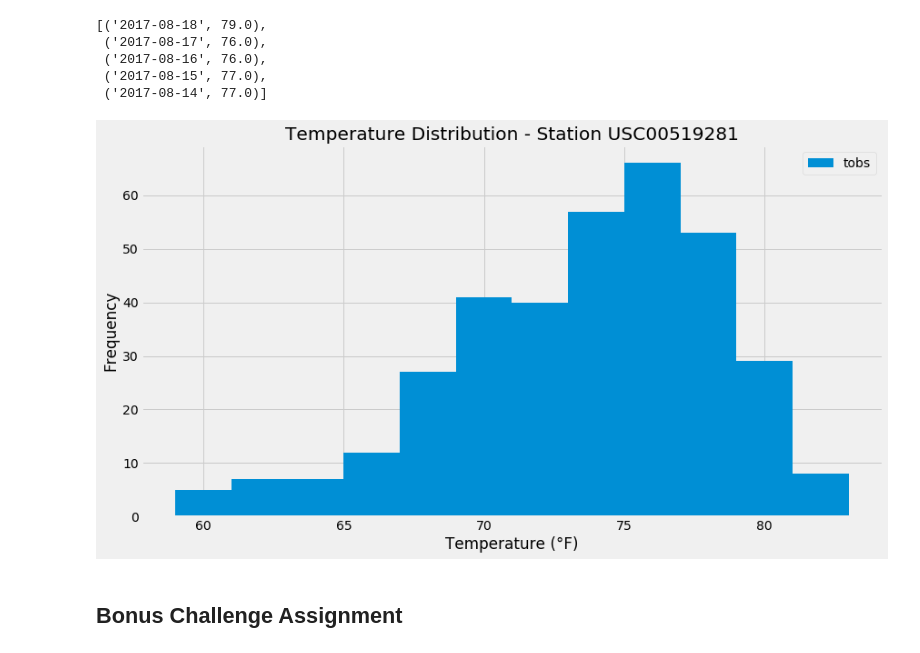
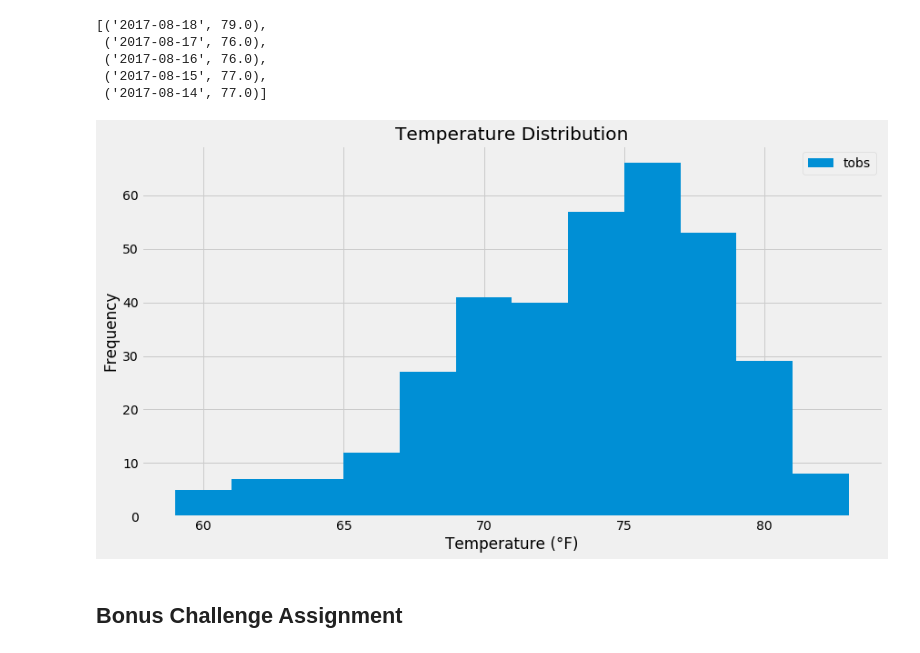
Before and after one commit to loganbonsignore/sqlalchemy-api, a Jupyter notebook: climate_starter.ipynb, the cells around one changed output. Drawn from its saved outputs; the diff is of its cells as text; code cells hidden in the pictures.

```diff
--- a/climate_starter.ipynb
+++ b/climate_starter.ipynb
@@ -169,15 +169,15 @@ obsv_station_temp[:5]
 # %%
 # Plotting
 tobs_df = pd.DataFrame(obsv_station_temp, columns=["date","tobs"]).sort_values("date",ascending=True)
 plt.figure(figsize=(13,7))
 plt.ylabel(f"Frequency")
 plt.xlabel("Temperature (°F)")
-plt.title(f"Temperature Distribution - Station {observation_station[1]}")
+plt.title(f"Temperature Distribution")
 plt.hist(tobs_df.tobs,bins=12,width=2,label="tobs")
 plt.legend()
 plt.show()
 # %% [output]
-[figure, old version]
+[figure, new version]
 # %% [markdown]
 ## Bonus Challenge Assignment
 # %%
```
Also changed, not shown: parts of 5 cells of this notebook, 2 other files.
